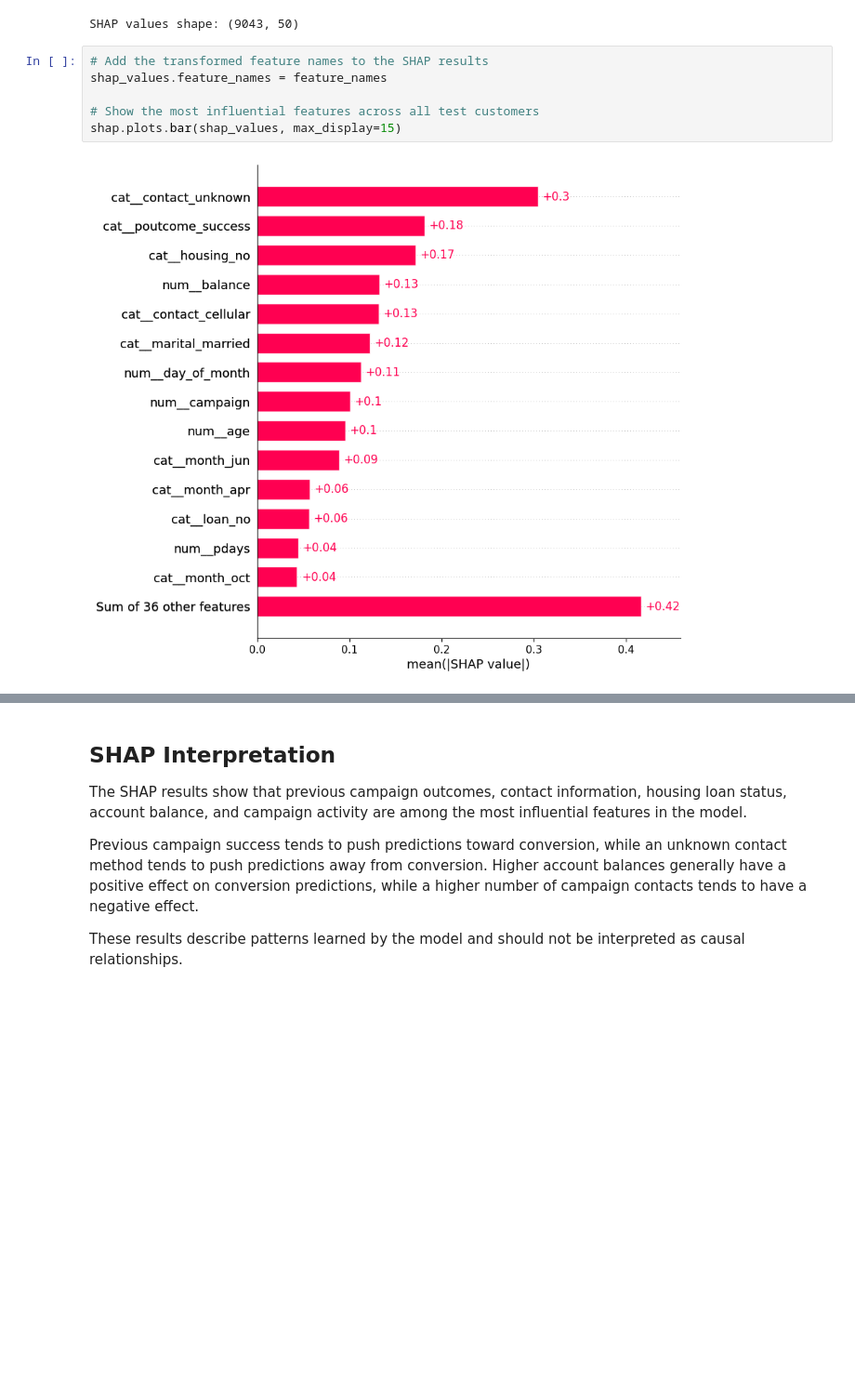
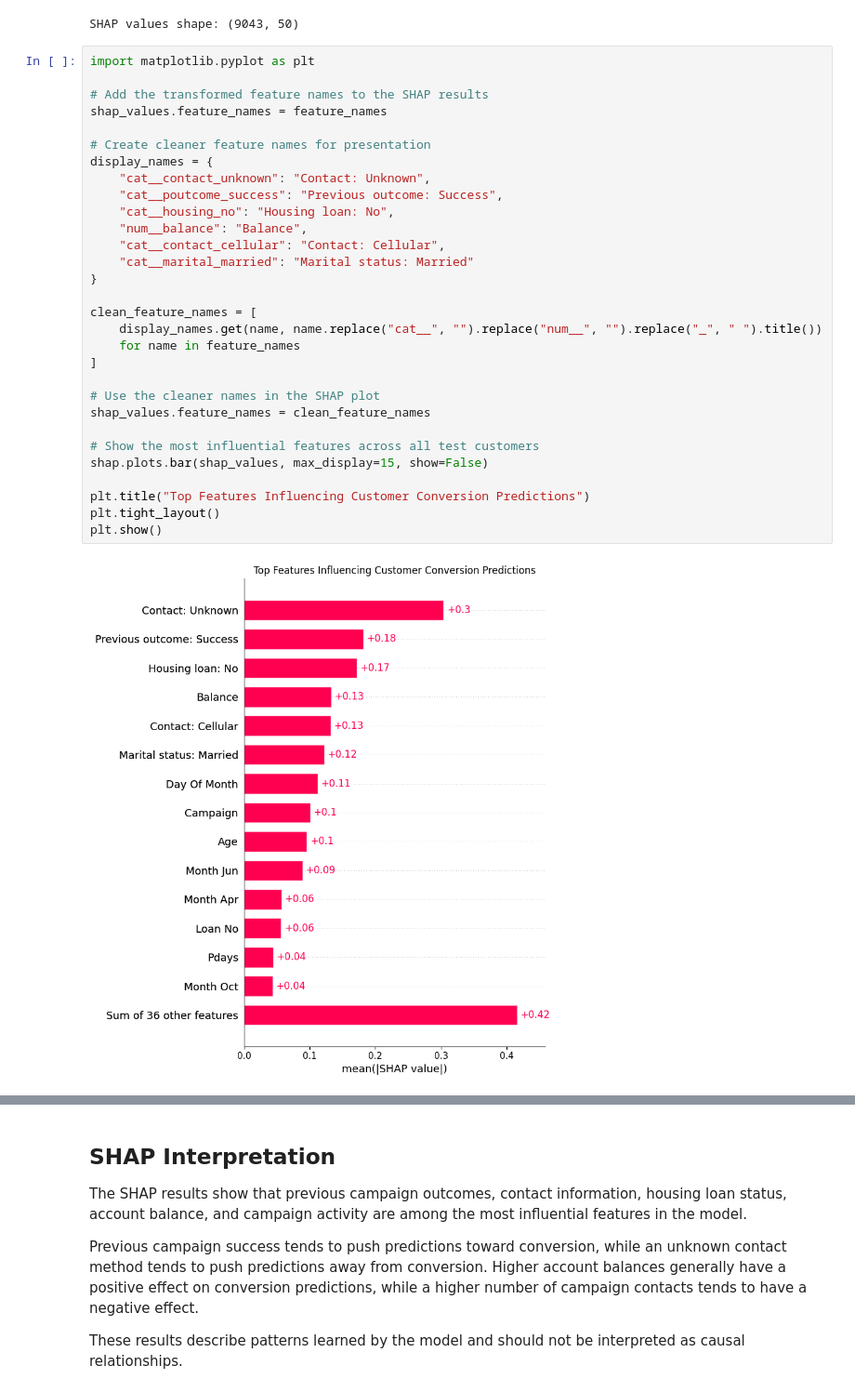
Before and after one commit to soumaya-lamrhari/customer-conversion-prediction, a Jupyter notebook: notebooks/4_model_explainability.ipynb, the cells around one changed output, grey strips where cells are left out. Shown at 93% size. Saved outputs shown, nothing was run; the diff lists cells and outputs as text; blank space fills up the shorter version.

```diff
--- a/notebooks/4_model_explainability.ipynb
+++ b/notebooks/4_model_explainability.ipynb
@@ -145,11 +145,35 @@ shap_values = explainer(X_test_transformed)
 print("SHAP values shape:", shap_values.values.shape)
 # %% [output]
 SHAP values shape: (9043, 50)
-# %%
-# Add the transformed feature names to the SHAP results
-shap_values.feature_names = feature_names
-
-# Show the most influential features across all test customers
-shap.plots.bar(shap_values, max_display=15)
-# %% [output]
-[figure, removed]
+# %%
+import matplotlib.pyplot as plt
+
+# Add the transformed feature names to the SHAP results
+shap_values.feature_names = feature_names
+
+# Create cleaner feature names for presentation
+display_names = {
+    "cat__contact_unknown": "Contact: Unknown",
+    "cat__poutcome_success": "Previous outcome: Success",
+    "cat__housing_no": "Housing loan: No",
+    "num__balance": "Balance",
+    "cat__contact_cellular": "Contact: Cellular",
+    "cat__marital_married": "Marital status: Married"
+}
+
+clean_feature_names = [
+    display_names.get(name, name.replace("cat__", "").replace("num__", "").replace("_", " ").title())
+    for name in feature_names
+]
+
+# Use the cleaner names in the SHAP plot
+shap_values.feature_names = clean_feature_names
+
+# Show the most influential features across all test customers
+shap.plots.bar(shap_values, max_display=15, show=False)
+
+plt.title("Top Features Influencing Customer Conversion Predictions")
+plt.tight_layout()
+plt.show()
+# %% [output]
+[figure, added]
```
Also changed, not shown: parts of 6 cells of this notebook.
